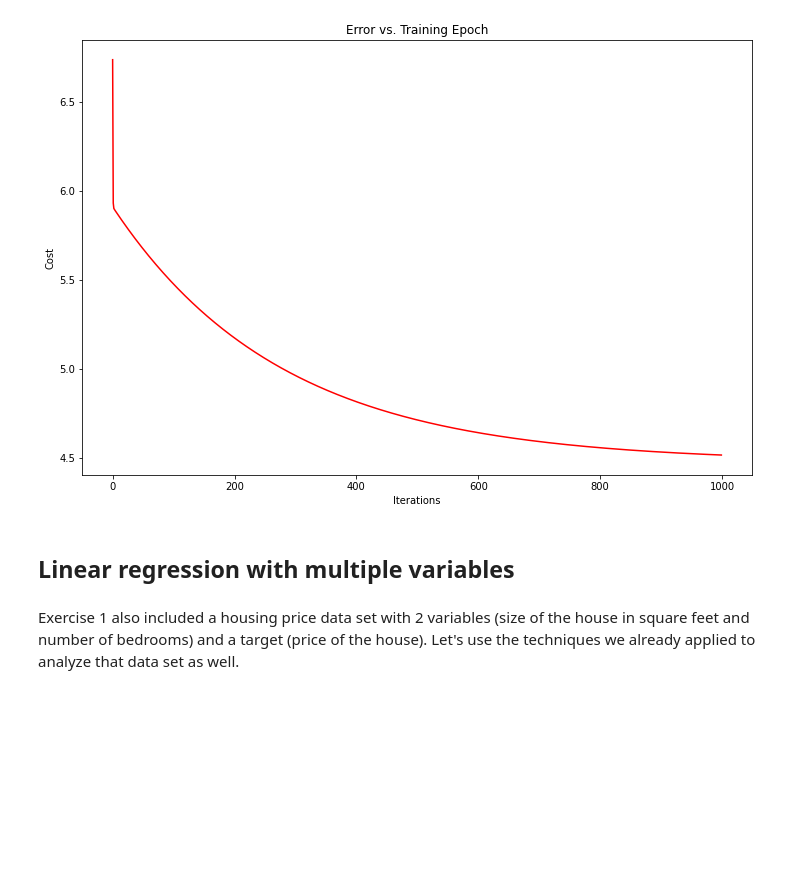
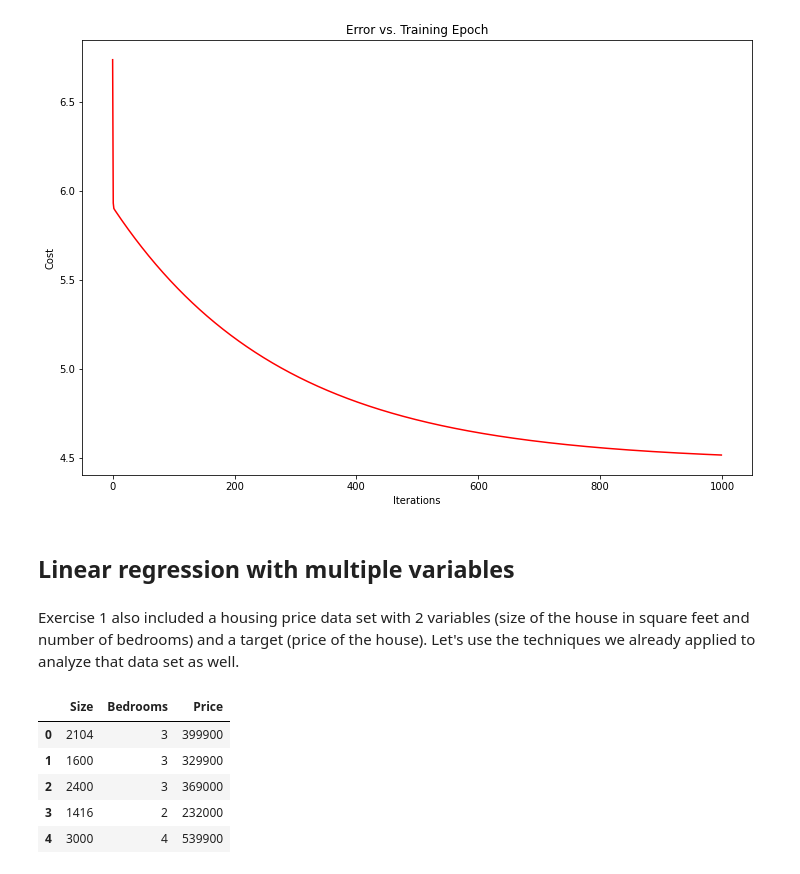
Before and after one commit to fidamuhammadkhan/Machine-Learning, a Jupyter notebook: Andrew_Linear_Regression_Exercise_1_By_Fida_Mohammad.ipynb, the cells around one changed output. Cells and saved outputs as stored; diff of their text form; code cells hidden in the pictures; blank space fills up the shorter version.

```diff
--- a/Andrew_Linear_Regression_Exercise_1_By_Fida_Mohammad.ipynb
+++ b/Andrew_Linear_Regression_Exercise_1_By_Fida_Mohammad.ipynb
@@ -199,3 +199,14 @@ Text(0.5, 1.0, 'Error vs. Training Epoch')
 ## Linear regression with multiple variables
 # %% [markdown]
 Exercise 1 also included a housing price data set with 2 variables (size of the house in square feet and number of bedrooms) and a target (price of the house).  Let's use the techniques we already applied to analyze that data set as well.
+# %%
+path = '/content/drive/MyDrive/Dataset for Andrew Exercise/ex1data2.txt'
+data2 = pd.read_csv(path, header=None, names=['Size', 'Bedrooms', 'Price'])
+data2.head()
+# %% [output]
+|  | Size | Bedrooms | Price |
+| 0 | 2104 | 3 | 399900 |
+| 1 | 1600 | 3 | 329900 |
+| 2 | 2400 | 3 | 369000 |
+| 3 | 1416 | 2 | 232000 |
+| 4 | 3000 | 4 | 539900 |
```
Also changed, not shown: parts of 11 cells of this notebook.
